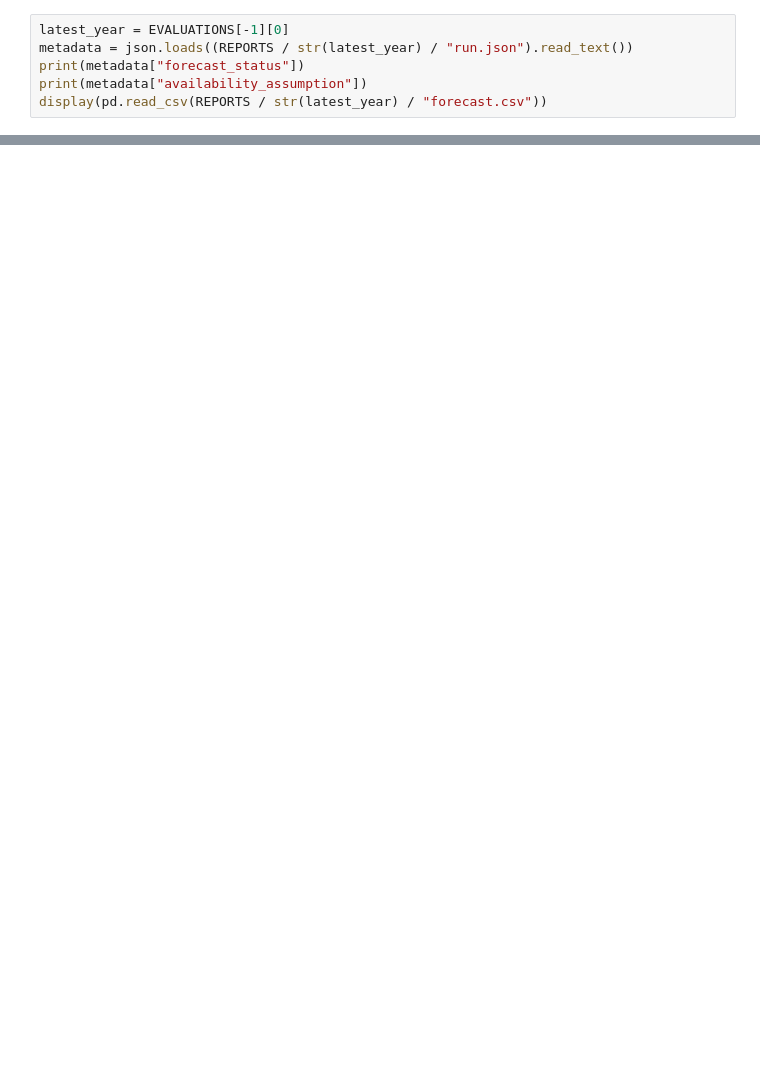
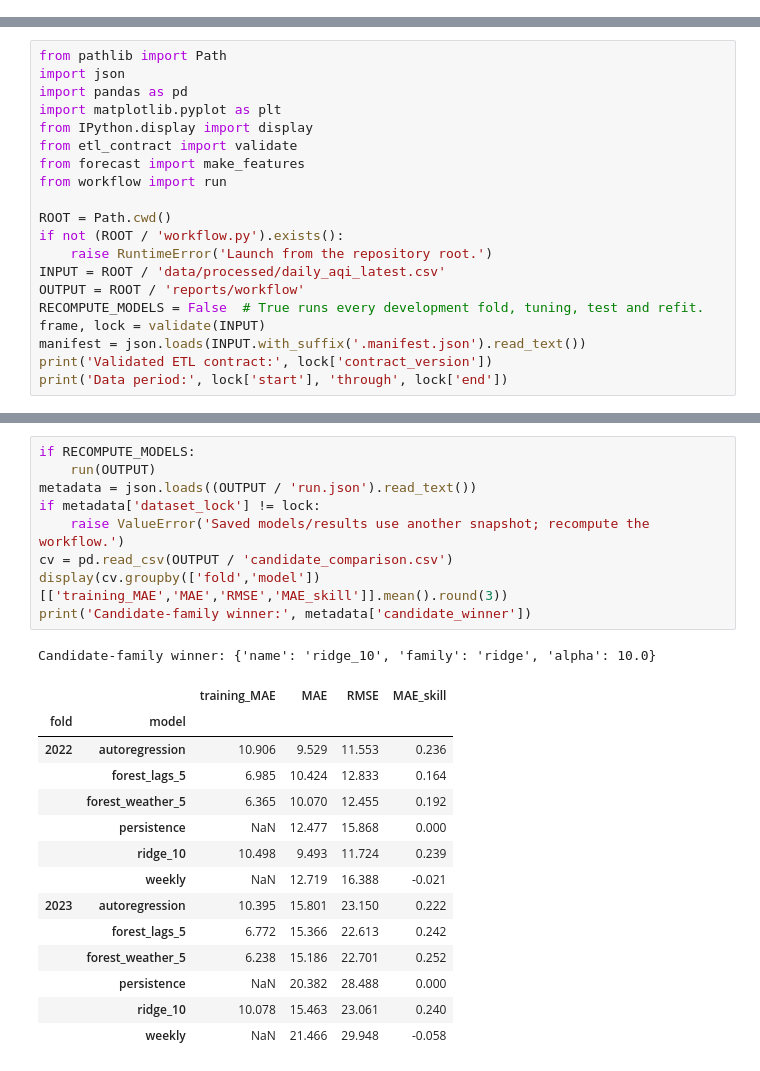
Before and after one commit to AhmedOT22/Air-Quality-Forecasting, a Jupyter notebook: AirQuality.ipynb, the cells around one changed output, grey strips where cells are left out. Drawn from its saved outputs; the diff is of its cells as text; blank space fills up the shorter version.

Commit message:
Restore the forecasting workflow with chronological selection and future predictions

```diff
--- a/AirQuality.ipynb
+++ b/AirQuality.ipynb
@@ -441,6 +0,0 @@ It is **not a current forecast** and is not included in the benchmark scores.
-# %%
-latest_year = EVALUATIONS[-1][0]
-metadata = json.loads((REPORTS / str(latest_year) / "run.json").read_text())
-print(metadata["forecast_status"])
-print(metadata["availability_assumption"])
-display(pd.read_csv(REPORTS / str(latest_year) / "forecast.csv"))
@@ -457,0 +18,20 @@ Target values delayed 1 full day(s); origin-day weather available. Additional pu
+# %%
+from pathlib import Path
+import json
+import pandas as pd
+import matplotlib.pyplot as plt
+from IPython.display import display
+from etl_contract import validate
+from forecast import make_features
+from workflow import run
+
+ROOT = Path.cwd()
+if not (ROOT / 'workflow.py').exists():
+    raise RuntimeError('Launch from the repository root.')
+INPUT = ROOT / 'data/processed/daily_aqi_latest.csv'
+OUTPUT = ROOT / 'reports/workflow'
+RECOMPUTE_MODELS = False  # True runs every development fold, tuning, test and refit.
+frame, lock = validate(INPUT)
+manifest = json.loads(INPUT.with_suffix('.manifest.json').read_text())
+print('Validated ETL contract:', lock['contract_version'])
+print('Data period:', lock['start'], 'through', lock['end'])
@@ -457,0 +237,25 @@ Target values delayed 1 full day(s); origin-day weather available. Additional pu
+# %%
+if RECOMPUTE_MODELS:
+    run(OUTPUT)
+metadata = json.loads((OUTPUT / 'run.json').read_text())
+if metadata['dataset_lock'] != lock:
+    raise ValueError('Saved models/results use another snapshot; recompute the workflow.')
+cv = pd.read_csv(OUTPUT / 'candidate_comparison.csv')
+display(cv.groupby(['fold','model'])[['training_MAE','MAE','RMSE','MAE_skill']].mean().round(3))
+print('Candidate-family winner:', metadata['candidate_winner'])
+# %% [output]
+Candidate-family winner: {'name': 'ridge_10', 'family': 'ridge', 'alpha': 10.0}
+|  |  | training_MAE | MAE | RMSE | MAE_skill |
+| fold | model |  |  |  |  |
+| 2022 | autoregression | 10.906 | 9.529 | 11.553 | 0.236 |
+|  | forest_lags_5 | 6.985 | 10.424 | 12.833 | 0.164 |
+|  | forest_weather_5 | 6.365 | 10.070 | 12.455 | 0.192 |
+|  | persistence | NaN | 12.477 | 15.868 | 0.000 |
+|  | ridge_10 | 10.498 | 9.493 | 11.724 | 0.239 |
+|  | weekly | NaN | 12.719 | 16.388 | -0.021 |
+| 2023 | autoregression | 10.395 | 15.801 | 23.150 | 0.222 |
+|  | forest_lags_5 | 6.772 | 15.366 | 22.613 | 0.242 |
+|  | forest_weather_5 | 6.238 | 15.186 | 22.701 | 0.252 |
+|  | persistence | NaN | 20.382 | 28.488 | 0.000 |
+|  | ridge_10 | 10.078 | 15.463 | 23.061 | 0.240 |
+|  | weekly | NaN | 21.466 | 29.948 | -0.058 |
```
Also changed, not shown: parts of 43 cells of this notebook, 13 other files.
